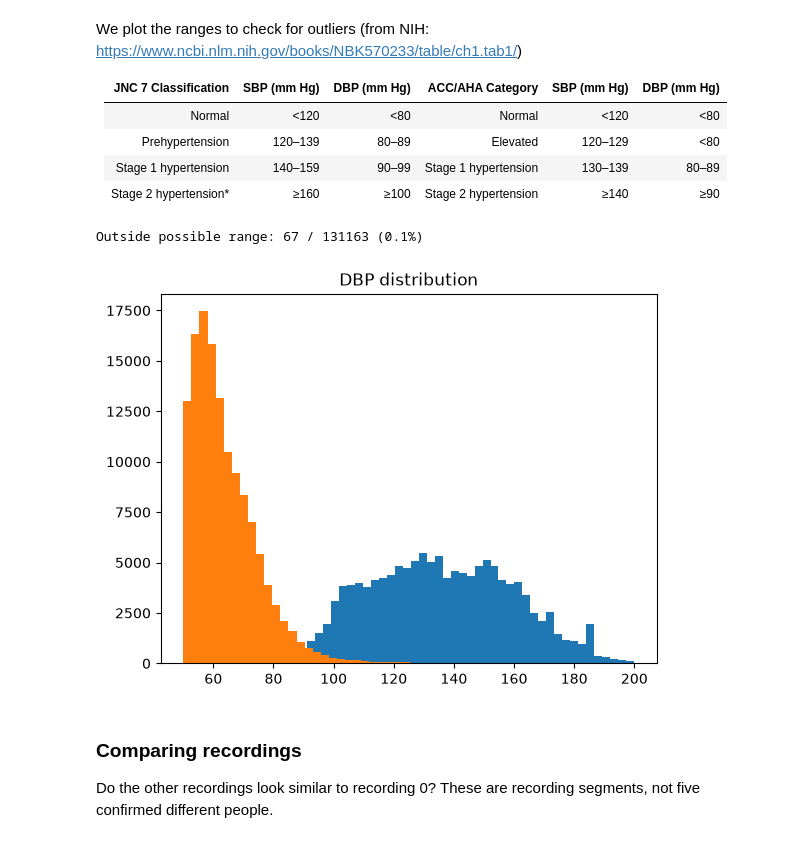
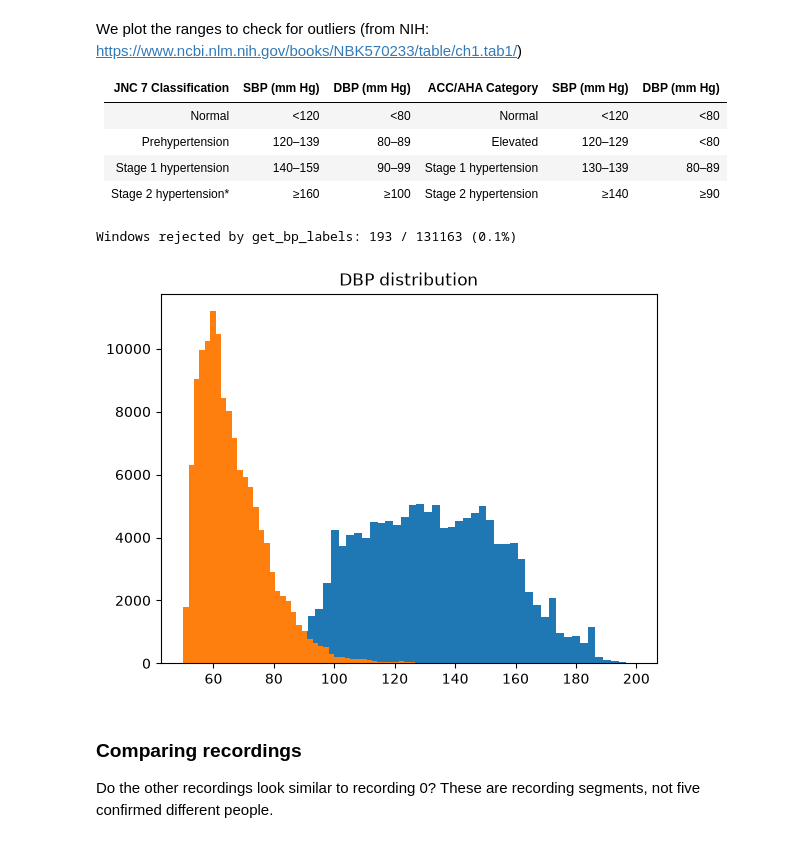
Before and after one commit to Break-Through-Tech/Microsoft-1C-educational-blood-pressure-estimation, a Jupyter notebook: notebooks/data_exploration.ipynb, the cells around one changed output. Cells and saved outputs as stored; diff of their text form; code cells hidden in the pictures.

```diff
--- a/notebooks/data_exploration.ipynb
+++ b/notebooks/data_exploration.ipynb
@@ -208,7 +243,8 @@ To inspect the entire dataset, we iterate through each recording and extract 5-s
 # %%
 window_size = 625  # 5 seconds of data at 125Hz
 ppg, ecg, bp = [], [], []
-sbp, dbp = [], []  # Systolic / Diastolic Blood Pressure labels
+sbp, dbp = [], []  # Systolic / Diastolic Blood Pressure labels (NaN where get_bp_labels rejects the window)
+record_ids = []    # which recording each window came from
 
 for i in range(data_native.shape[0]):          # loop over all recordings (row axis)
     sample_ref = data_native[i, 0]              # get reference for recording i
@@ -223,22 +259,28 @@ for i in range(data_native.shape[0]):          # loop over all recordings (row a
         temp_bp  = temp_mat[1, start:end]  # ABP window
         temp_ecg = temp_mat[2, start:end]  # ECG window
 
-        sbp.append(temp_bp.max())   # peak ABP ≈ systolic
-        dbp.append(temp_bp.min())   # trough ABP ≈ diastolic
+        # median-of-beats labels; rejected windows are kept (as NaN) so window indices stay aligned
+        labels = get_bp_labels(temp_bp, sample_size)
+        sbp.append(labels[0] if labels is not None else np.nan)
+        dbp.append(labels[1] if labels is not None else np.nan)
 
         ppg.append(temp_ppg)
         ecg.append(temp_ecg)
         bp.append(temp_bp)
+        record_ids.append(i)
 
 ppg = np.array(ppg)
 ecg = np.array(ecg)
 bp  = np.array(bp)
 sbp = np.array(sbp)
 dbp = np.array(dbp)
+record_ids = np.array(record_ids)
+valid = ~np.isnan(sbp)  # True where the window has a usable label
 
 print(f"Total windows extracted: {len(ppg)}")
+print(f"Windows with valid BP labels: {valid.sum()} ({valid.mean()*100:.1f}%)")
 print(f"PPG shape: {ppg.shape}")   # (n_windows, 625)
-print(f"SBP range: {sbp.min():.1f} - {sbp.max():.1f}")
-print(f"DBP range: {dbp.min():.1f} - {dbp.max():.1f}")
+print(f"SBP range: {np.nanmin(sbp):.1f} - {np.nanmax(sbp):.1f}")
+print(f"DBP range: {np.nanmin(dbp):.1f} - {np.nanmax(dbp):.1f}")
 # %% [output]
 Total windows extracted: 131163
@@ -269,15 +312,14 @@ We plot the ranges to check for outliers
 | Stage 1 hypertension | 140–159 | 90–99 | Stage 1 hypertension | 130–139 | 80–89 |
 | Stage 2 hypertension* | ≥160 | ≥100 | Stage 2 hypertension | ≥140 | ≥90 |
 # %%
-plt.hist(sbp, bins=50); plt.title('SBP distribution')
-plt.hist(dbp, bins=50); plt.title('DBP distribution')
+plt.hist(sbp[valid], bins=50); plt.title('SBP distribution')
+plt.hist(dbp[valid], bins=50); plt.title('DBP distribution')
 
-pulse_pressure = sbp - dbp
-implausible = (sbp < 60) | (sbp > 220) | (dbp < 30) | (dbp > 130) | (pulse_pressure < 10)
-print(f"Outside possible range: {implausible.sum()} / {len(sbp)} ({implausible.mean()*100:.1f}%)")
+# get_bp_labels already rejects implausible windows (they are NaN in sbp/dbp), so count those
+print(f"Windows rejected by get_bp_labels: {(~valid).sum()} / {len(sbp)} ({(~valid).mean()*100:.1f}%)")
 # %% [output]
-Outside possible range: 67 / 131163 (0.1%)
+Windows rejected by get_bp_labels: 193 / 131163 (0.1%)
-[figure, old version]
+[figure, new version]
 # %% [markdown]
 ### Comparing recordings
 
```
Also changed, not shown: parts of 10 cells of this notebook.
